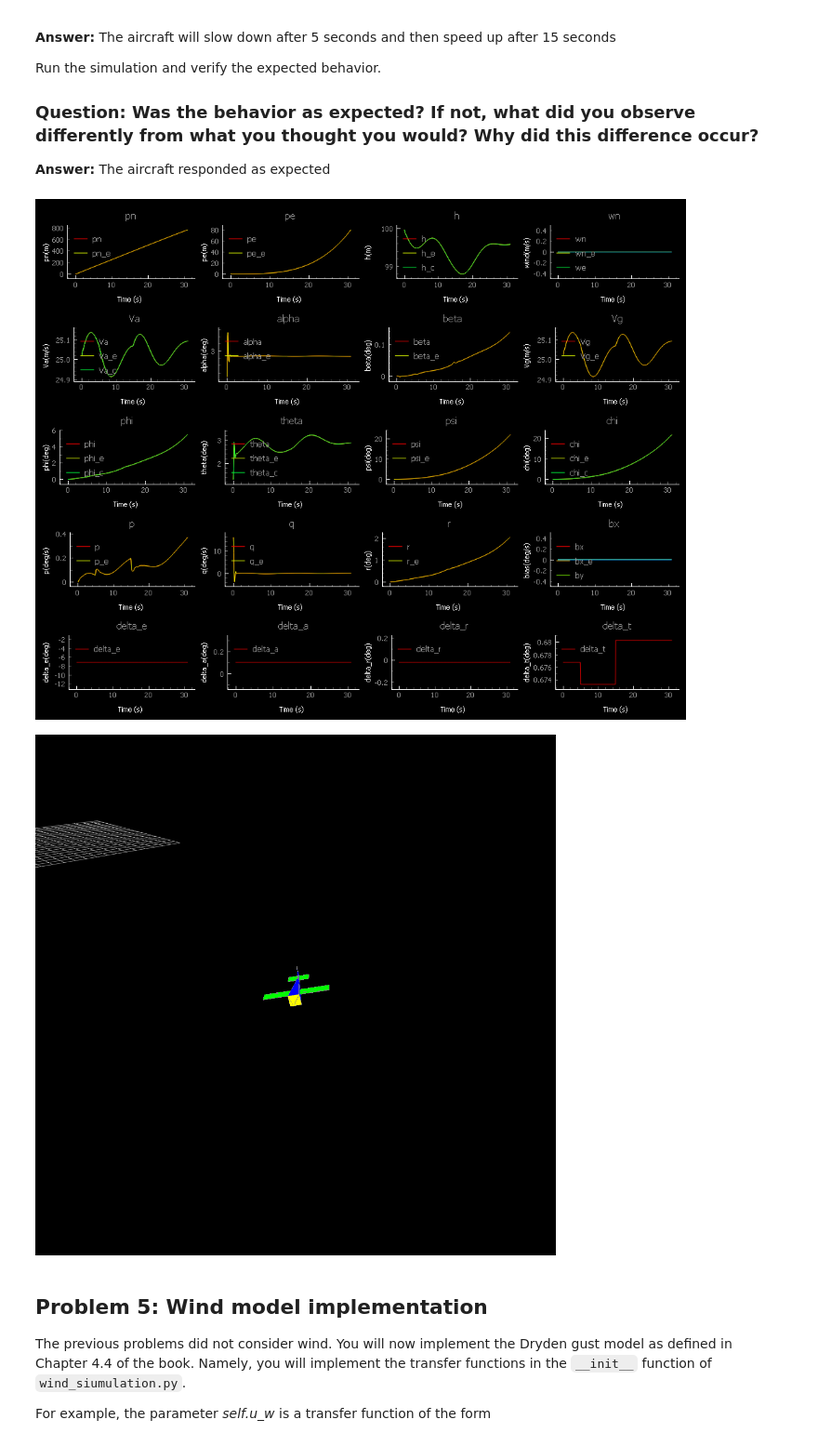
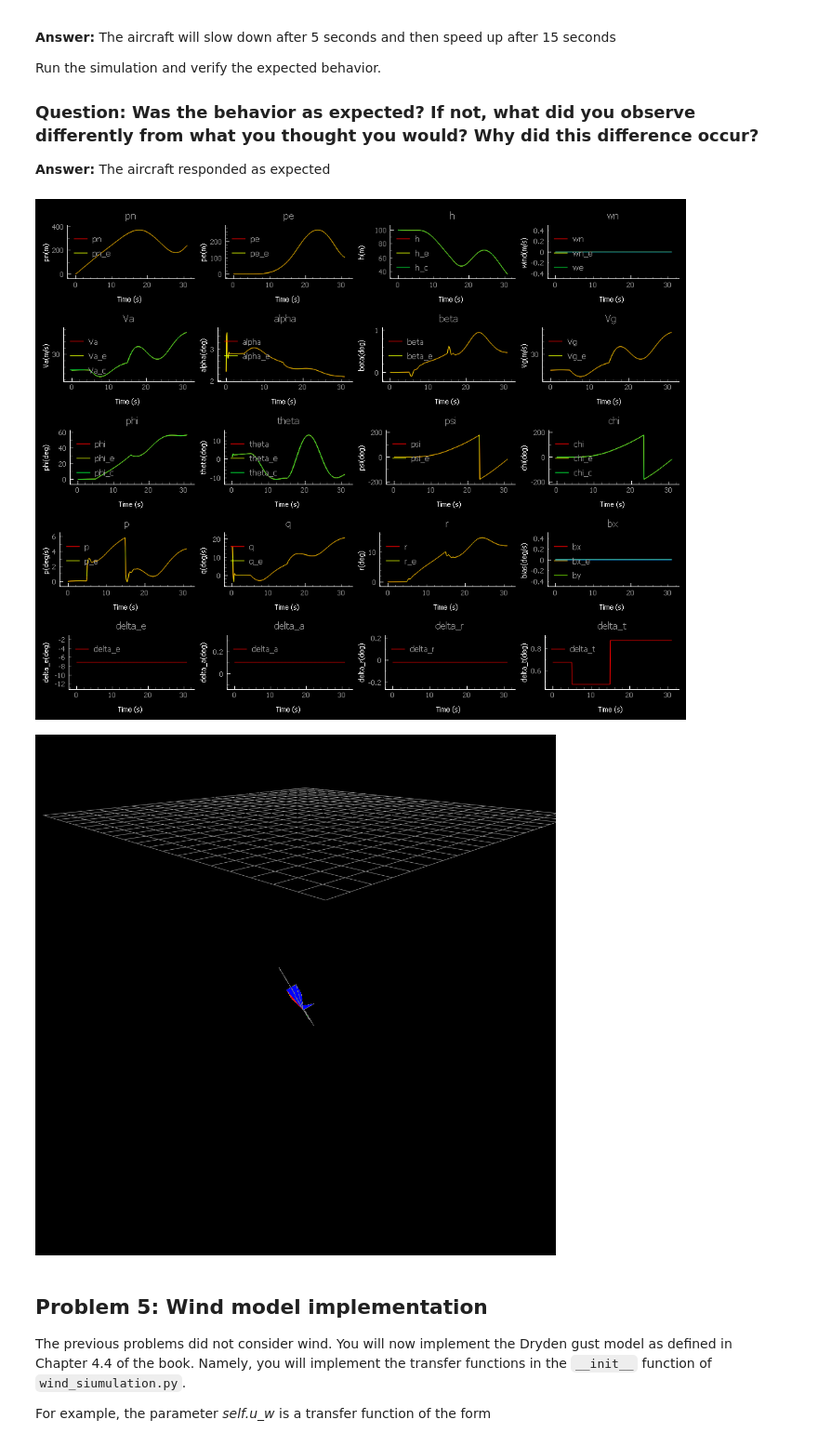
Before and after one commit to Rocketman-1969/MAE5330, a Jupyter notebook: mavsim_python/usu_assignments/ch04_forces_moments.ipynb, the cells around one changed output. Shown at 93% size. Cells and saved outputs as stored; diff of their text form; code cells hidden in the pictures.

```diff
--- a/mavsim_python/usu_assignments/ch04_forces_moments.ipynb
+++ b/mavsim_python/usu_assignments/ch04_forces_moments.ipynb
@@ -196,25 +196,25 @@ The aircraft responded as expected
 # %%
 def perturb_throttle(time: float) -> MsgDelta:
     """ Perturb the throttle trim commands by
             -0.2       5 < time <= 15
             0.2        5 < time
     """
     # Calculate the trim trajectory
     delta = trim(time)
 
     # Perturb the control
     if time > 15.:
-        delta.throttle += .2*np.pi/180.
+        delta.throttle += .2
     elif time > 5:
-        delta.throttle += -.2*np.pi/180.
+        delta.throttle += -.2
     # Return the perturbed control
     return delta
 
 # Perturb the elevator
 run_sim_and_display(perturb_throttle)
 # %% [output]
-[figure, old version]
+[figure, new version]
-[figure, old version]
+[figure, new version]
 # %% [markdown]
 ## Problem 5: Wind model implementation
 The previous problems did not consider wind. You will now implement the Dryden gust model as defined in Chapter 4.4 of the book. Namely, you will implement the transfer functions in the `__init__` function of `wind_siumulation.py`.
```
Also changed, not shown: parts of 1 cell of this notebook, 1 other file.
